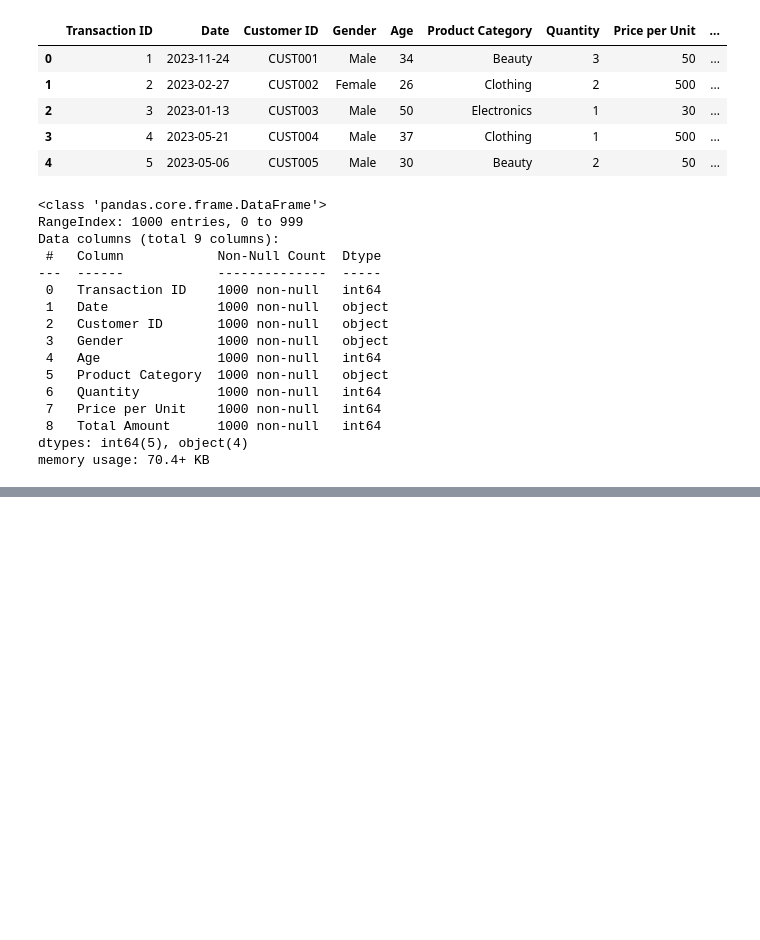
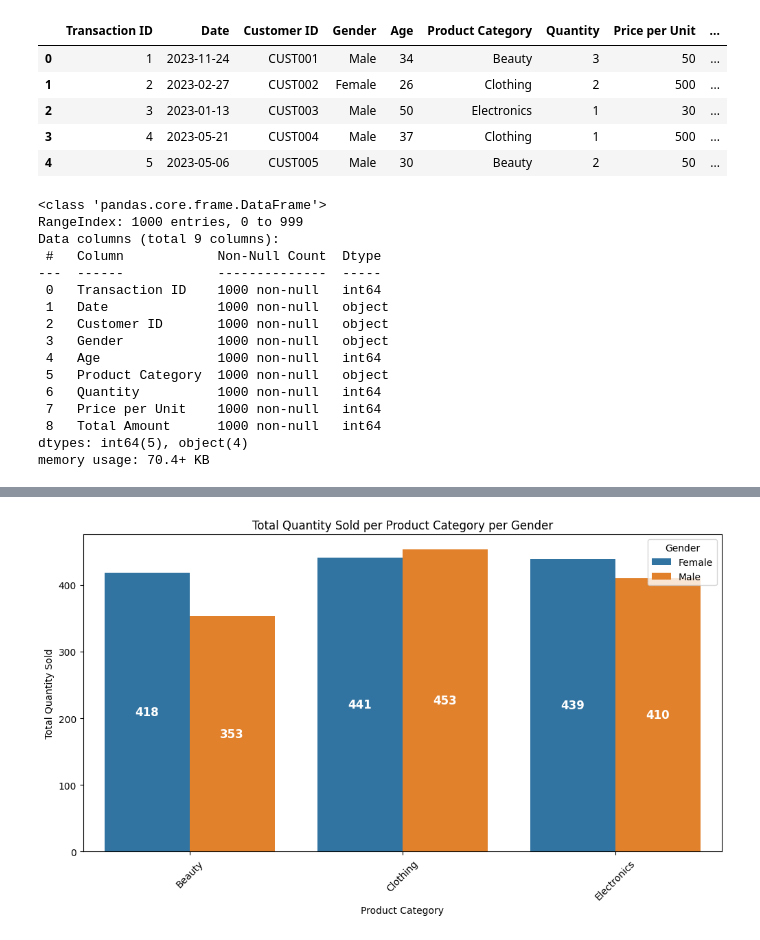
Before and after one commit to AbrahimSA/Retail_Sales, a Jupyter notebook: 1_EDA.ipynb, the cells around one changed output, grey strips where cells are left out. Saved outputs shown, nothing was run; the diff lists cells and outputs as text; code cells hidden in the pictures; blank space fills up the shorter version.

```diff
--- a/1_EDA.ipynb
+++ b/1_EDA.ipynb
@@ -53,0 +238,24 @@ df.describe()
+# %%
+# Find the actual number of units sold per category per gender.
+
+# Group by Gender and Product Category, summing up the Quantity
+category_gender_quantity = df.groupby(["Gender", "Product Category"], observed = True)["Quantity"].sum().reset_index()
+
+# Plot the data using Seaborn
+plt.figure(figsize=(12, 6))
+ax = sns.barplot(x="Product Category", y="Quantity", hue="Gender", data=category_gender_quantity)
+
+for container in ax.containers:
+    ax.bar_label(container, fmt='%d', fontsize=12, padding=0, label_type="center", color="white", weight="bold")
+
+# Add labels and title
+plt.xlabel("Product Category")
+plt.ylabel("Total Quantity Sold")
+plt.title("Total Quantity Sold per Product Category per Gender")
+plt.xticks(rotation=45)  # Rotate x-axis labels if needed
+plt.legend(title="Gender")
+
+# Show the plot
+plt.show()
+# %% [output]
+[figure, added]
```
Also changed, not shown: parts of 21 cells of this notebook, 1 other file.
